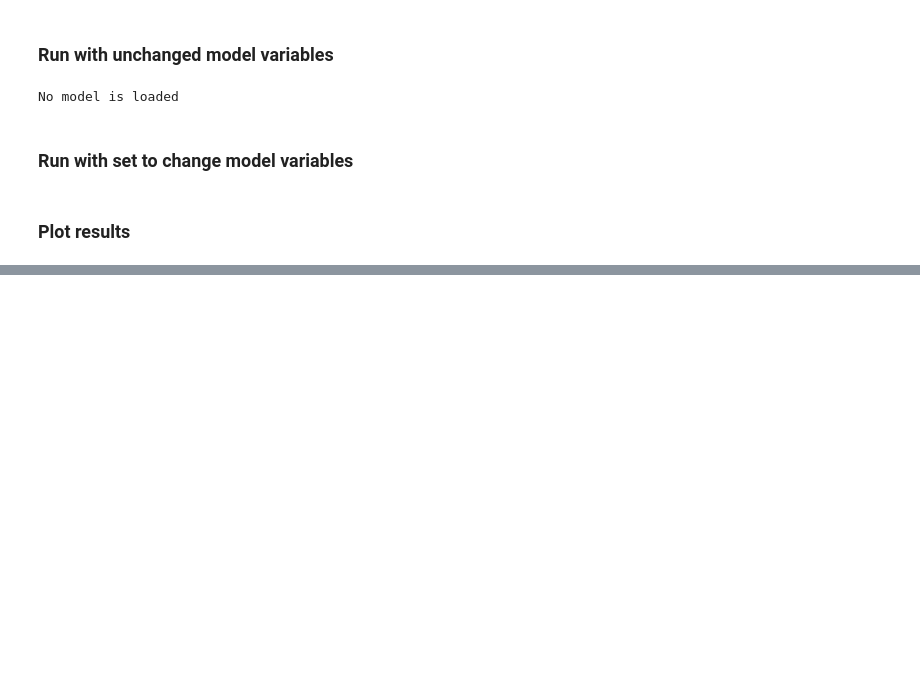
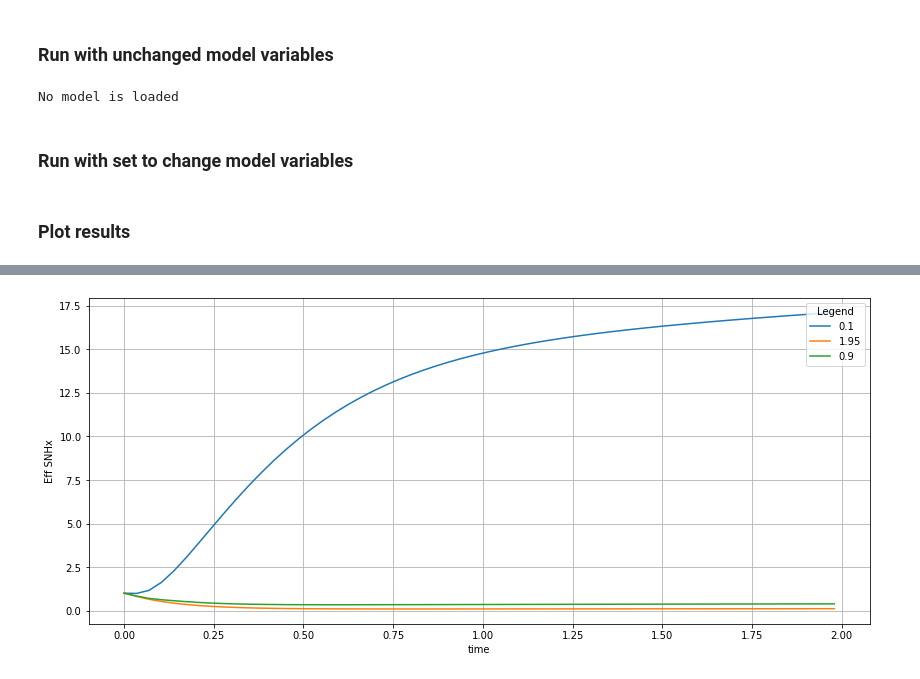
Before and after one commit to stroutm/sewerWRRF, a Jupyter notebook: SumoPythonPractice/Influent set in Sumo.ipynb, the cells around one changed output, grey strips where cells are left out. Saved outputs shown, nothing was run; the diff lists cells and outputs as text; code cells hidden in the pictures; blank space fills up the shorter version.

```diff
--- a/SumoPythonPractice/Influent set in Sumo.ipynb
+++ b/SumoPythonPractice/Influent set in Sumo.ipynb
@@ -150,0 +195,27 @@ plt.show()
+# %%
+snhx_sensitivity_data = {}
+sumo.set_stopTime(2*24*60*60*1000)
+sumo.set_dataComm(50*60*1000)
+for mu in [0.1, 1.95, 0.9]:
+    command = 'set Sumo__Plant__param__Sumo1__muNITO ' + str(mu) + ';'
+
+    sumo.core.csumo_command_send(sumo.handle, command.encode('utf8'))
+
+    # Do not forget to empty our lists before a simulation, otherwise
+    # new simulation results would just be appended.
+    t_set = []
+    snhx_cstr_set = []
+    snhx_effl_set = []
+    xtss_effl_set = []
+    snhx_infl_set = []
+
+    # Let's have Sumo do some work
+    sumo.run_model()
+    # The run_model is an asynchronous call, so we need to wait until
+    # the current run is finished, otherwise we would mess up our simulations
+    while not sumo.simulation_finished:
+        time.sleep(0.01)
+
+    # Good, we got our data in the list, let's store them in our dictionary, using
+    # KNHx as the label
+    snhx_sensitivity_data[mu] = snhx_effl_set
@@ -150,0 +234,10 @@ plt.show()
+# %%
+fig, axes = plt.subplots(1,1, figsize=(14,6))
+axes.set_xlabel('time')
+axes.set_ylabel('Eff SNHx')
+
+for mu, snhx in snhx_sensitivity_data.items():
+    axes.plot(t_set, snhx, label= str(mu))
+    plt.legend(loc='upper right', title='Legend')
+# %% [output]
+[figure, added]
```
Also changed, not shown: parts of 14 cells of this notebook.
